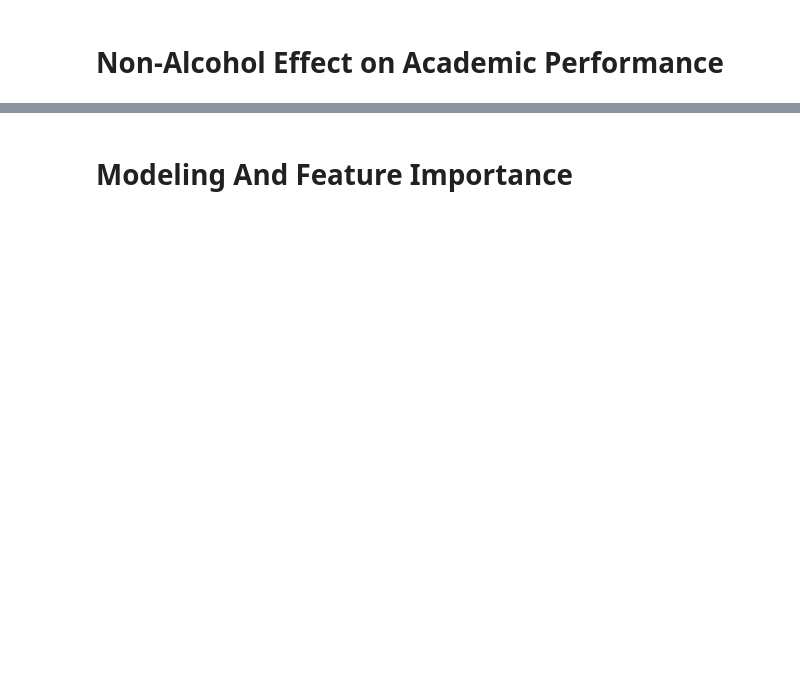
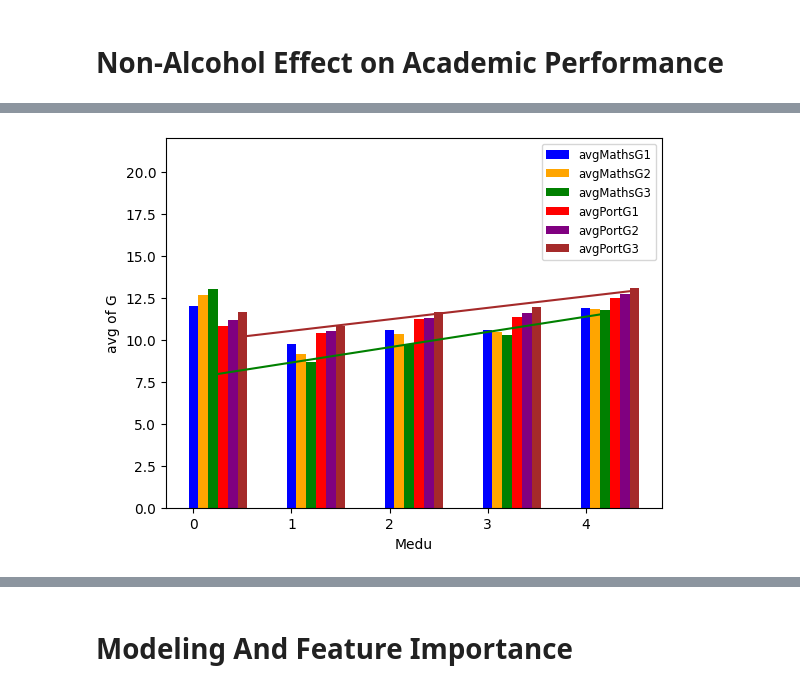
Before and after one commit to KeterWen/22FALL_ECE143_GROUP13, a Jupyter notebook: ECE143_visualization.ipynb, the cells around one changed output, grey strips where cells are left out. Cells and saved outputs as stored; diff of their text form; code cells hidden in the pictures; blank space fills up the shorter version.

```diff
--- a/ECE143_visualization.ipynb
+++ b/ECE143_visualization.ipynb
@@ -96,0 +103,6 @@ plot_utils.plot_bar_Dalc_vs_G(df_maths, df_port)
+# %%
+# X: Medu
+# Y: average value of G1 / G2 / G3
+plot_utils.plot_bar_Medu_vs_G(df_maths, df_port)
+# %% [output]
+[figure, added]
```
Also changed, not shown: parts of 11 cells of this notebook, 15 other files.
